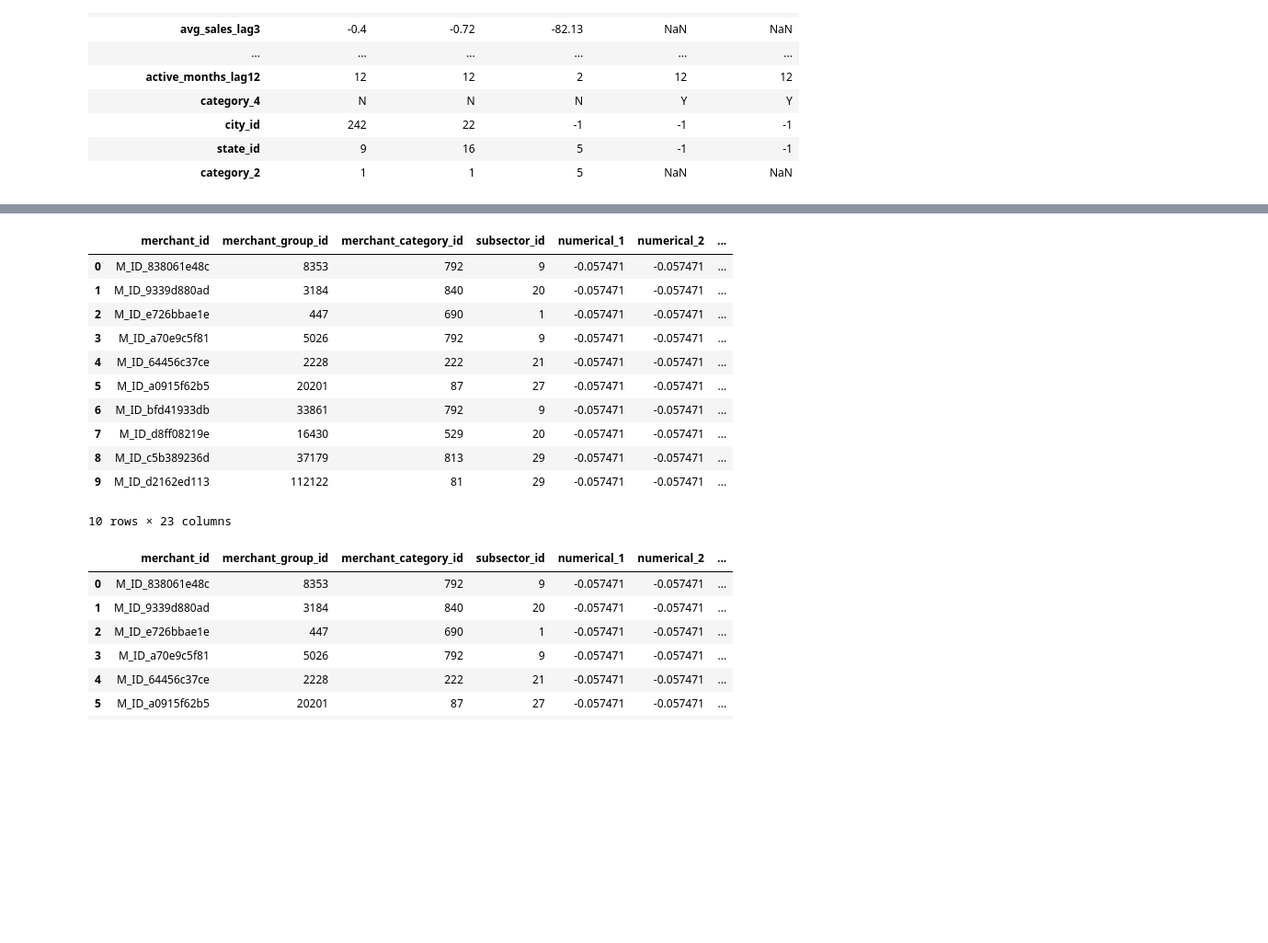
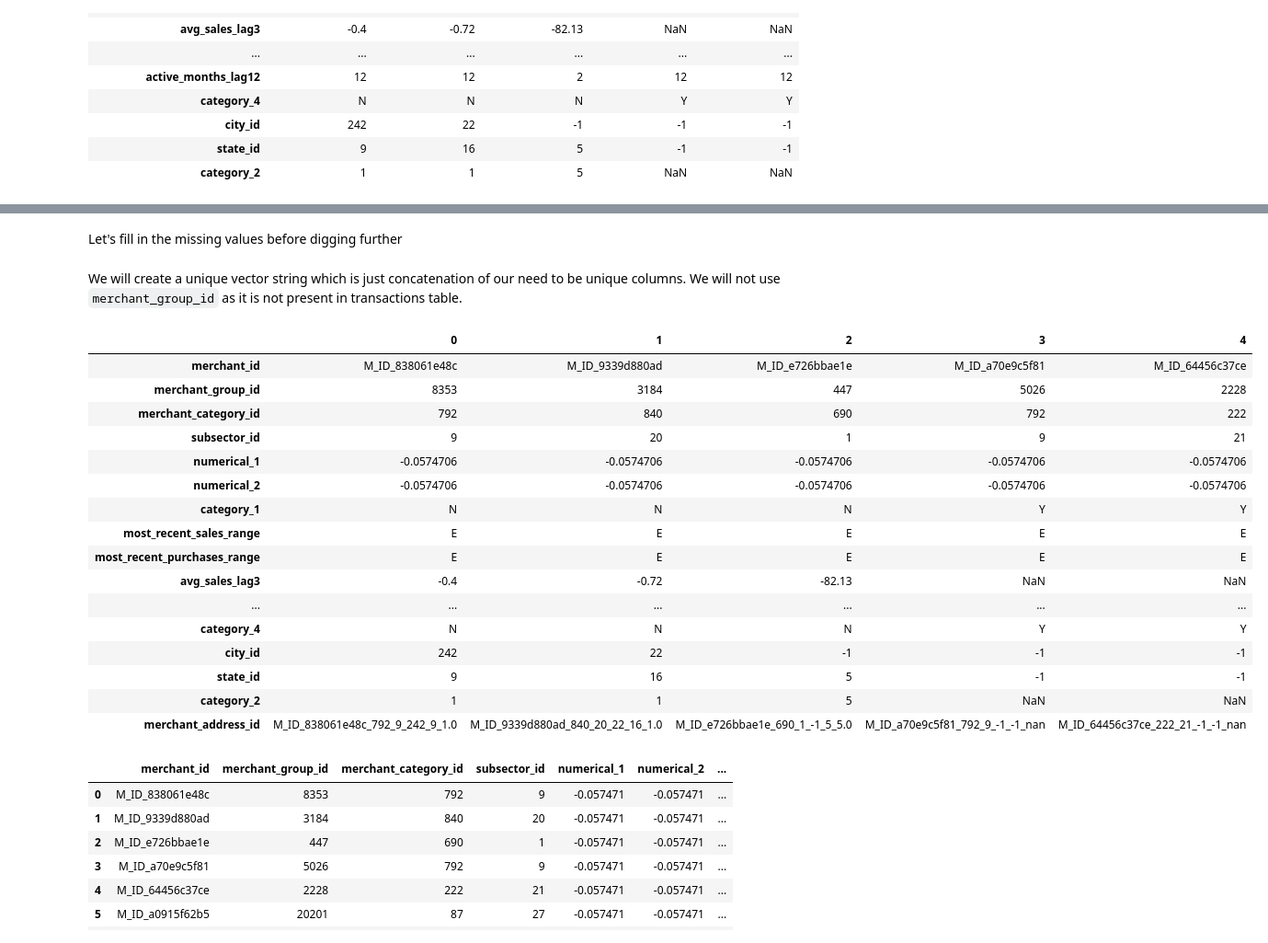
Before and after one commit to anonymouskitler/kaggle, a Jupyter notebook: Merchants.ipynb, the cells around one changed output, grey strips where cells are left out. Shown at 92% size. Drawn from its saved outputs; the diff is of its cells as text; code cells hidden in the pictures; blank space fills up the shorter version.

```diff
--- a/Merchants.ipynb
+++ b/Merchants.ipynb
@@ -74,7 +102,11 @@ ID = M_ID_ef233cff26    Variation in columns: ['merchant_group_id']
+# %% [markdown]
+Let's fill in the missing values before digging further
 # %%
 merchants['category_2'] = merchants['category_2'].fillna(0).astype(int)
 merchants.loc[merchants['city_id'] == -1, 'city_id'] = 0
 merchants.loc[merchants['state_id'] == -1, 'state_id'] = 0
+# %% [markdown]
+We will create a unique vector string which is just concatenation of our need to be unique columns. We will not use `merchant_group_id` as it is not present in transactions table.
 # %%
 merchant_address_id = merchants['merchant_id'].map(str)+ '_' + \
     merchants['merchant_category_id'].map(str) + '_'+ \
@@ -87,21 +119,26 @@ merchants['merchant_address_id'] = merchant_address_id
 # %%
 # merchants.drop(['merchant_id', 'merchant_category_id', 'subsector_id',
 #                          'city_id', 'state_id', 'category_2'], axis=1, inplace=True)
 
-merchants.head(10)
+merchants.head().T
 # %% [output]
-|  | merchant_id | merchant_group_id | merchant_category_id | subsector_id | numerical_1 | numerical_2 | ... |
-| 0 | M_ID_838061e48c | 8353 | 792 | 9 | -0.057471 | -0.057471 | ... |
-| 1 | M_ID_9339d880ad | 3184 | 840 | 20 | -0.057471 | -0.057471 | ... |
-| 2 | M_ID_e726bbae1e | 447 | 690 | 1 | -0.057471 | -0.057471 | ... |
-| 3 | M_ID_a70e9c5f81 | 5026 | 792 | 9 | -0.057471 | -0.057471 | ... |
-| 4 | M_ID_64456c37ce | 2228 | 222 | 21 | -0.057471 | -0.057471 | ... |
-| 5 | M_ID_a0915f62b5 | 20201 | 87 | 27 | -0.057471 | -0.057471 | ... |
-| 6 | M_ID_bfd41933db | 33861 | 792 | 9 | -0.057471 | -0.057471 | ... |
-| 7 | M_ID_d8ff08219e | 16430 | 529 | 20 | -0.057471 | -0.057471 | ... |
-| 8 | M_ID_c5b389236d | 37179 | 813 | 29 | -0.057471 | -0.057471 | ... |
-| 9 | M_ID_d2162ed113 | 112122 | 81 | 29 | -0.057471 | -0.057471 | ... |
+|  | 0 | 1 | 2 | 3 | 4 |
+| merchant_id | M_ID_838061e48c | M_ID_9339d880ad | M_ID_e726bbae1e | M_ID_a70e9c5f81 | M_ID_64456c37ce |
+| merchant_group_id | 8353 | 3184 | 447 | 5026 | 2228 |
+| merchant_category_id | 792 | 840 | 690 | 792 | 222 |
+| subsector_id | 9 | 20 | 1 | 9 | 21 |
+| numerical_1 | -0.0574706 | -0.0574706 | -0.0574706 | -0.0574706 | -0.0574706 |
+| numerical_2 | -0.0574706 | -0.0574706 | -0.0574706 | -0.0574706 | -0.0574706 |
+| category_1 | N | N | N | Y | Y |
+| most_recent_sales_range | E | E | E | E | E |
+| most_recent_purchases_range | E | E | E | E | E |
+| avg_sales_lag3 | -0.4 | -0.72 | -82.13 | NaN | NaN |
+| ... | ... | ... | ... | ... | ... |
+| category_4 | N | N | N | Y | Y |
+| city_id | 242 | 22 | -1 | -1 | -1 |
+| state_id | 9 | 16 | 5 | -1 | -1 |
+| category_2 | 1 | 1 | 5 | NaN | NaN |
+| merchant_address_id | M_ID_838061e48c_792_9_242_9_1.0 | M_ID_9339d880ad_840_20_22_16_1.0 | M_ID_e726bbae1e_690_1_-1_5_5.0 | M_ID_a70e9c5f81_792_9_-1_-1_nan | M_ID_64456c37ce_222_21_-1_-1_nan |
-10 rows × 23 columns
 # %%
 def rating(x):
     if np.isfinite(x) or x < 0:
```
Also changed, not shown: parts of 8 cells of this notebook, 5 other files.
